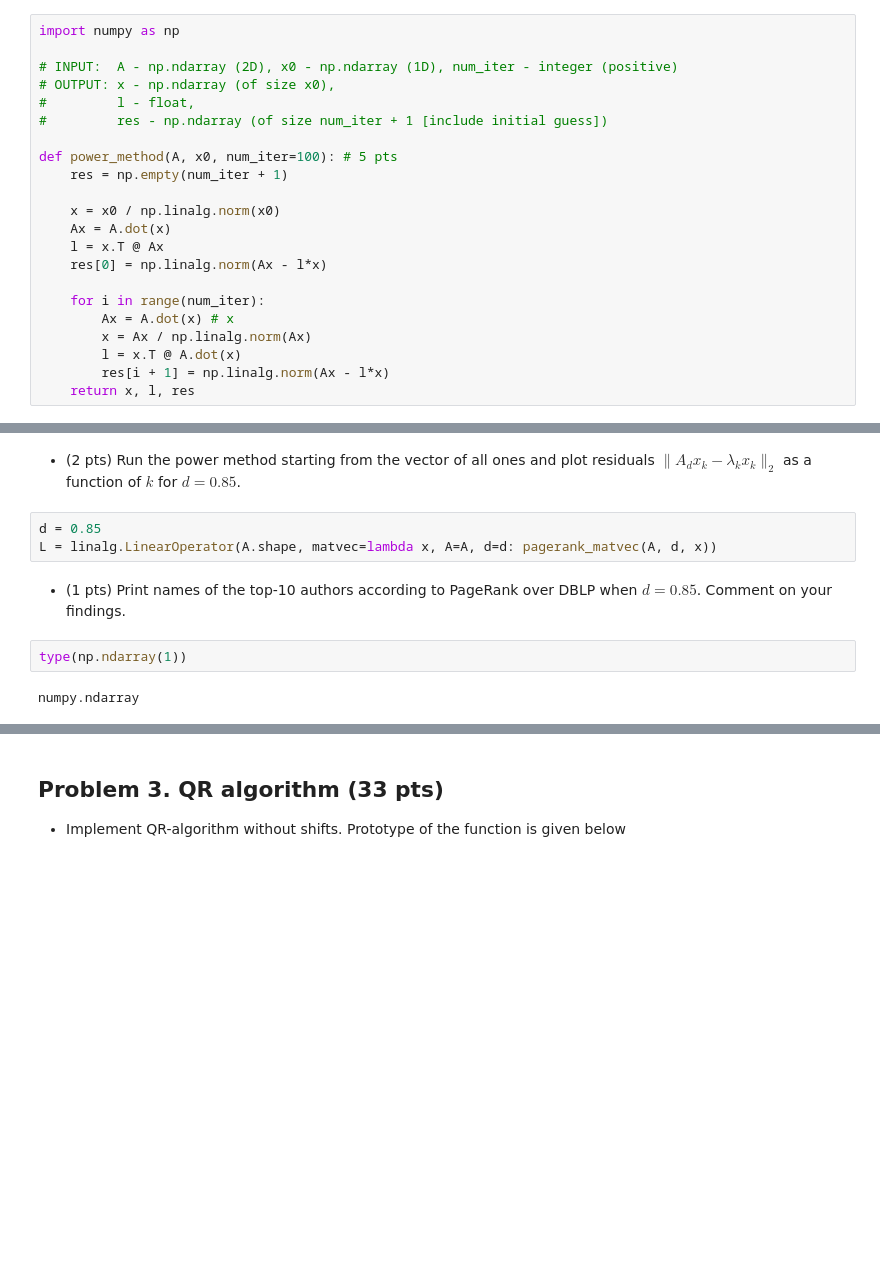
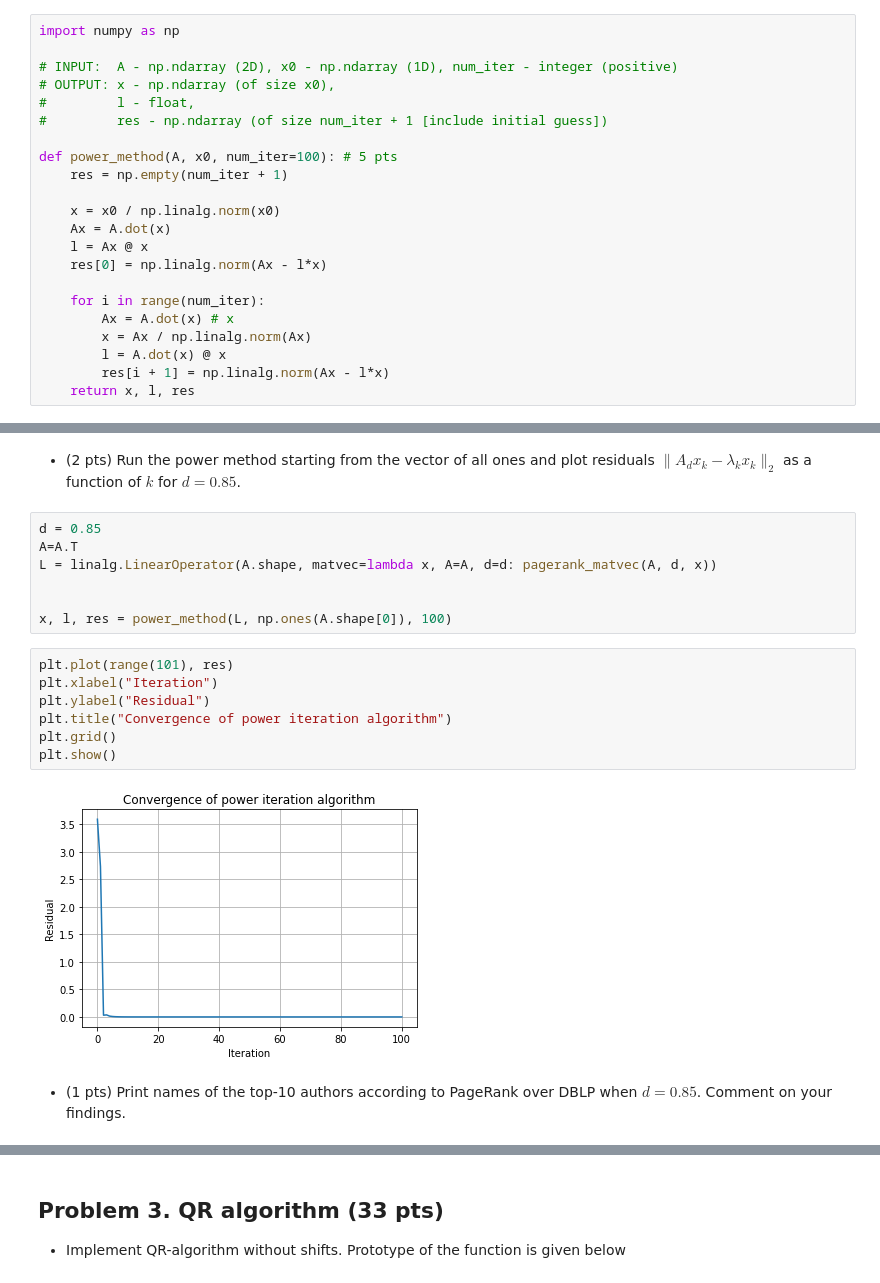
Before and after one commit to aaptss/nla2021, a Jupyter notebook: hw/hw2/hw2.ipynb, the cells around one changed output, grey strips where cells are left out. Drawn from its saved outputs; the diff is of its cells as text; blank space fills up the shorter version.

```diff
--- a/hw/hw2/hw2.ipynb
+++ b/hw/hw2/hw2.ipynb
@@ -876,13 +876,13 @@ def power_method(A, x0, num_iter=100): # 5 pts
 
     x = x0 / np.linalg.norm(x0)
     Ax = A.dot(x)
-    l = x.T @ Ax
+    l = Ax @ x
     res[0] = np.linalg.norm(Ax - l*x)
 
     for i in range(num_iter):
         Ax = A.dot(x) # x
         x = Ax / np.linalg.norm(Ax)
-        l = x.T @ A.dot(x)
+        l = A.dot(x) @ x
         res[i + 1] = np.linalg.norm(Ax - l*x)
     return x, l, res
 # %%
@@ -1226,10 +1216,19 @@ L = scipy.sparse.linalg.LinearOperator(A.shape, matvec=lambda x, A=A, d=d: pager
 * (2 pts) Run the power method starting from the vector of all ones and plot residuals $\|A_dx_k - \lambda_k x_k\|_2$  as a function of $k$ for $d=0.85$.
 # %%
 d = 0.85
+A=A.T
 L = linalg.LinearOperator(A.shape, matvec=lambda x, A=A, d=d: pagerank_matvec(A, d, x))
+
+
+x, l, res = power_method(L, np.ones(A.shape[0]), 100)
+# %%
+plt.plot(range(101), res)
+plt.xlabel("Iteration")
+plt.ylabel("Residual")
+plt.title("Convergence of power iteration algorithm")
+plt.grid()
+plt.show()
+# %% [output]
+[figure, added]
 # %% [markdown]
 * (1 pts) Print names of the top-10 authors according to PageRank over DBLP when $d=0.85$. Comment on your findings.
-# %%
-type(np.ndarray(1))
-# %% [output]
-numpy.ndarray
```
Also changed, not shown: parts of 27 cells of this notebook.
